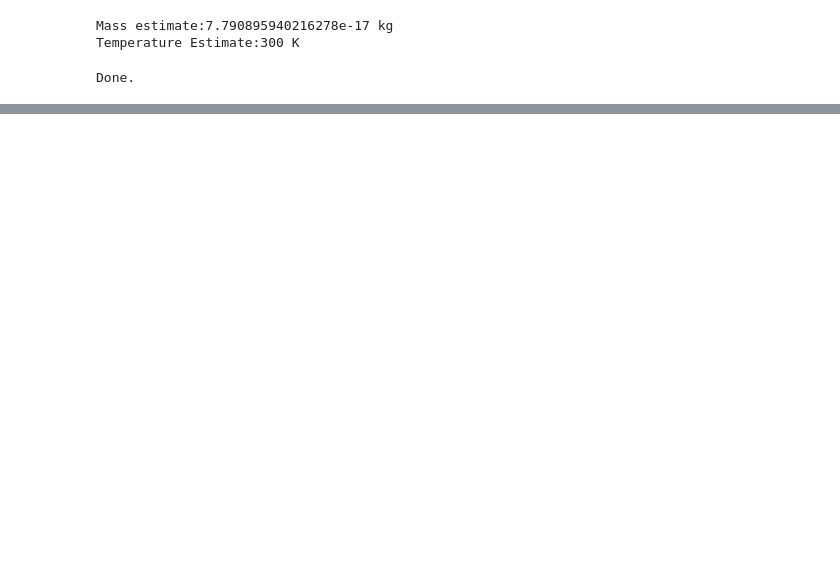
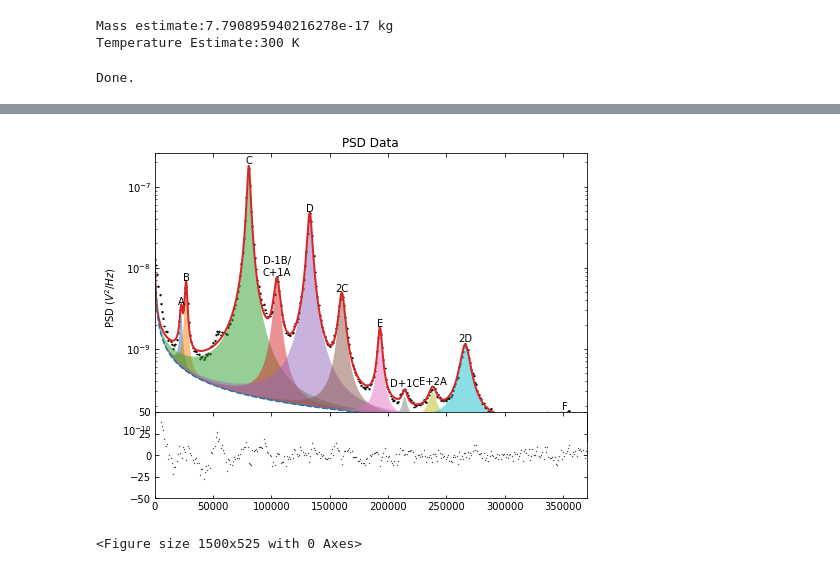
Before and after one commit to jproj3cts/multi-fit, a Jupyter notebook: code/multifit.ipynb, the cells around one changed output, grey strips where cells are left out. Drawn from its saved outputs; the diff is of its cells as text; code cells hidden in the pictures; blank space fills up the shorter version.

```diff
--- a/code/multifit.ipynb
+++ b/code/multifit.ipynb
@@ -970,0 +957,9 @@ plt.show()
+# %%
+fit.canv()
+fit.peak_identification()
+fit.plot(fit.plot1, fit.plot2)
+fit.fig.show()
+fit.save(r"C:\Users\K19044739\OneDrive - King's College London\Documents\DataCode\multi-fit\code\Test","Test")
+# %% [output]
+[figure, added]
+<Figure size 1500x525 with 0 Axes>
```
Also changed, not shown: parts of 4 cells of this notebook.
